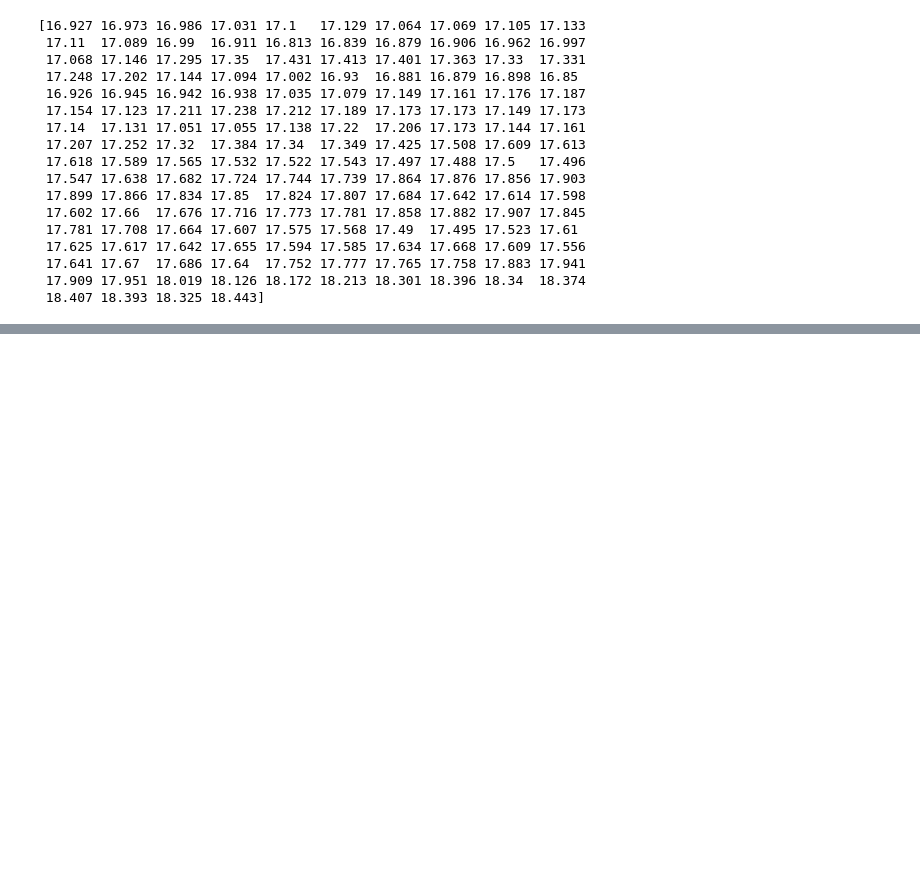
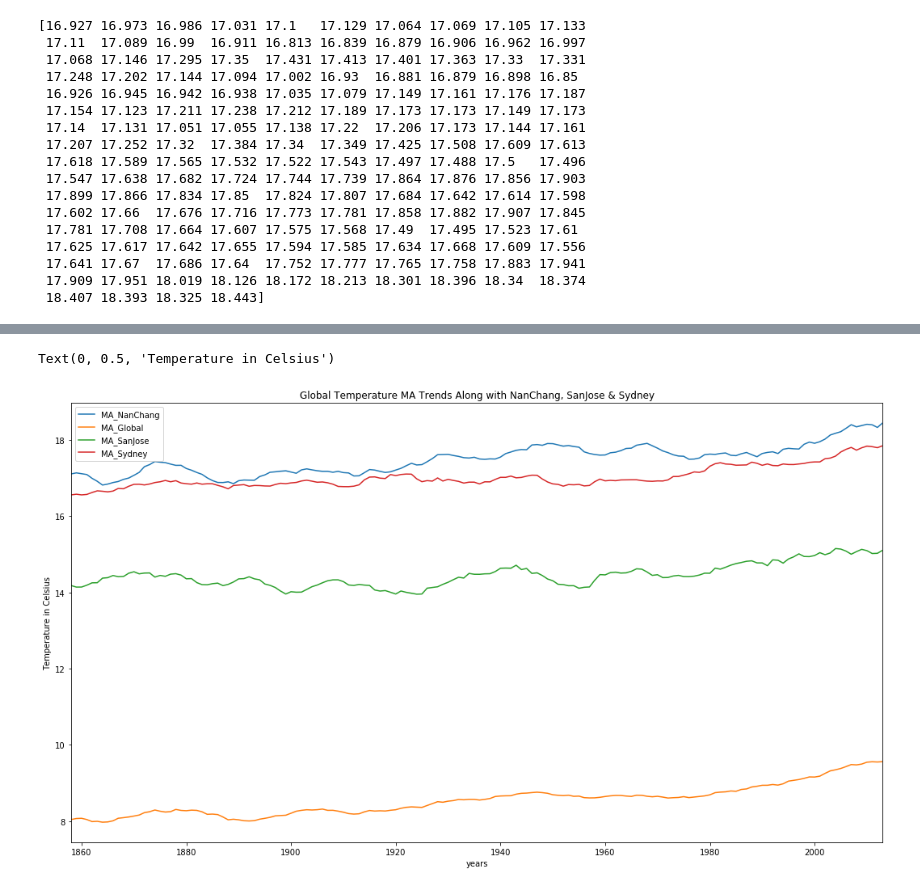
Before and after one commit to catherinecao123/Global-Weather-Exploration, a Jupyter notebook: Global Weather Moving Average Exploration.ipynb, the cells around one changed output, grey strips where cells are left out. Saved outputs shown, nothing was run; the diff lists cells and outputs as text; code cells hidden in the pictures; blank space fills up the shorter version.

```diff
--- a/Global Weather Moving Average Exploration.ipynb
+++ b/Global Weather Moving Average Exploration.ipynb
@@ -284,0 +319,11 @@ plt.legend(loc='best', fontsize=16)
+# %%
+sanjose_m=pd.DataFrame(MoveAverage(sanjose.avg_temp, 10), index=sanjose.year[9:])
+sydney_m=pd.DataFrame(MoveAverage(sydney.avg_temp, 10), index=sydney.year[9:])
+# %%
+sanjose_m.rename(columns={0:'MA_SanJose'},inplace=True)
+sydney_m.rename(columns={0:'MA_Sydney'},inplace=True)
+# %%
+dfs=[sanjose_m, sydney_m]
+for i in dfs:
+    Nan_Glo_MA =Nan_Glo_MA.merge(i, how='left', on='year')
+    #print(Nan_Glo_MA)
@@ -284,0 +334,2 @@ plt.legend(loc='best', fontsize=16)
+# %%
+Glo_Cities=Nan_Glo_MA.dropna(inplace=True)
@@ -284,0 +350,8 @@ plt.legend(loc='best', fontsize=16)
+# %%
+Glo_Cities.plot(kind='line', x='year', figsize=(18,10))
+plt.title('Global Temperature MA Trends Along with NanChang, SanJose & Sydney')
+plt.xlabel('years')
+plt.ylabel('Temperature in Celsius')
+# %% [output]
+Text(0, 0.5, 'Temperature in Celsius')
+[figure, added]
```
Also changed, not shown: parts of 36 cells of this notebook.
